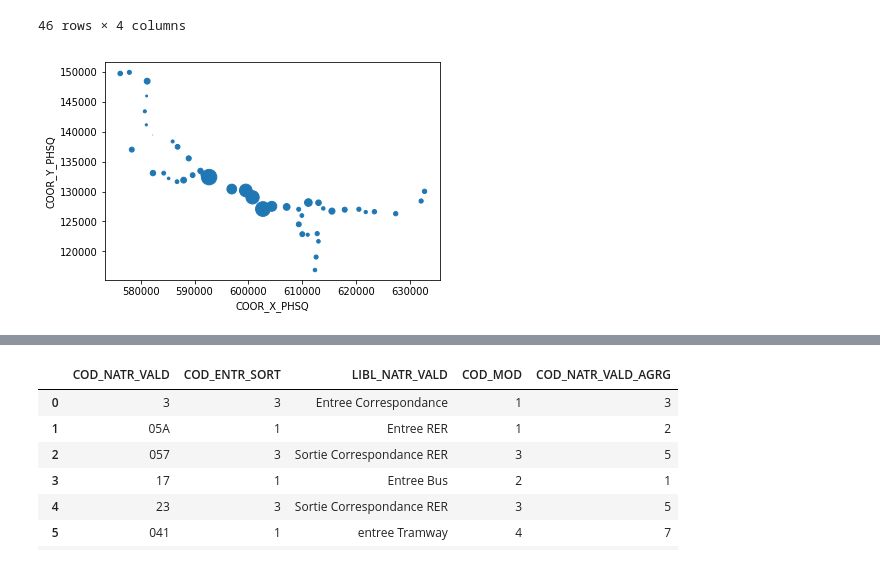
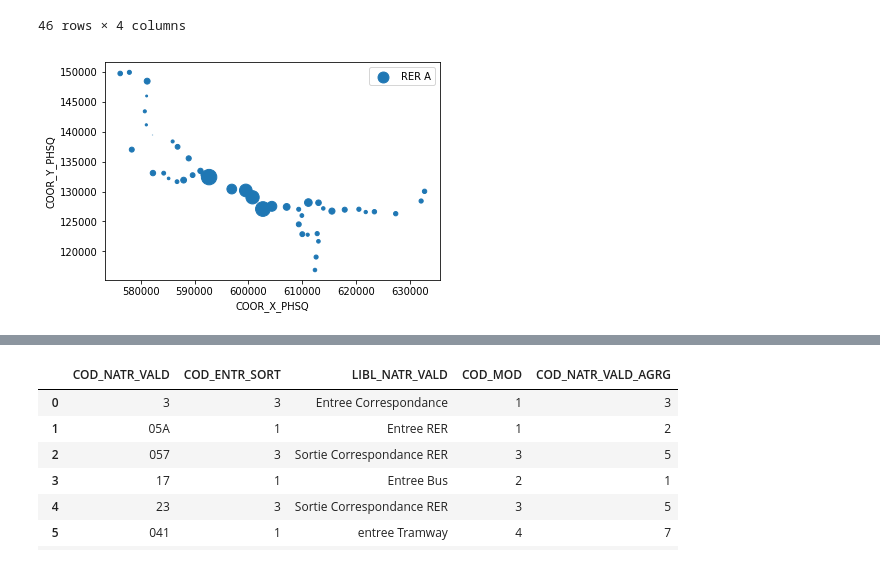
Before and after one commit to Leoyao87820984/Handle_AFC_data, a Jupyter notebook: Handle_AFC_2017_RER.ipynb, the cells around one changed output, grey strips where cells are left out. Cells and saved outputs as stored; diff of their text form; code cells hidden in the pictures.

```diff
--- a/Handle_AFC_2017_RER.ipynb
+++ b/Handle_AFC_2017_RER.ipynb
@@ -19,3 +20,10 @@ def get_counts(anything):
         else:
             counts[a] = 1
     return counts
+# %%
+def transfer_time(data):
+    hour,minute,second = data.split(':')
+    hour = int(hour)*3600
+    minute = int(minute)*60
+    second = int(second)
+    return hour+minute+second
@@ -25,0 +65,2 @@ sort_RER = RER.sort_values('HEUR_VALD')
+# %%
+sort_RER['Second'] = sort_RER['HEUR_VALD'].apply(transfer_time)
@@ -47,0 +131,17 @@ plt.show()
+# %%
+from operator import itemgetter
+arrets = get_counts(sort_RER.Lib_Arret)
+x = sorted(arrets.items(), key=itemgetter(1),reverse=True)
+keys_stops = []
+values_stops = []
+for key,value in x:
+    keys_stops.append(key)
+    values_stops.append(value)
+plt.figure(figsize=(15,5))
+plt.bar(range(len(keys_stops)),values_stops,label = 'Station distribution of validations')
+plt.xlabel('Station')
+plt.ylabel('Count')
+plt.legend(loc='best')
+plt.xticks(range(len(keys_stops)), keys_stops, rotation = 90)
+plt.savefig('E:/Study/images/Stations_bar')
+plt.show()
@@ -98,10 +204,12 @@ arrtes_finall
 | VINCENNES | 45676 | VINCENNES | 607102.0 | 127431.0 |
 46 rows × 4 columns
 # %%
-arrtes_finall.plot(kind="scatter", x="COOR_X_PHSQ", y = "COOR_Y_PHSQ", s = arrtes_finall["counts"]/1000)
+arrtes_finall.plot(kind="scatter", x="COOR_X_PHSQ", y = "COOR_Y_PHSQ", s = arrtes_finall["counts"]/1000, label = 'RER A')
+plt.legend(loc='best')
+plt.savefig('E:/Study/images/RER_A_24')
 plt.show()
 # %% [output]
-[figure, old version]
+[figure, new version]
 # %%
 get_counts(sort_RER.COD_NATR_VALD)
 sort_RER['COD_NATR_VALD'] = sort_RER['COD_NATR_VALD'].astype('str')
```
Also changed, not shown: parts of 23 cells of this notebook, 2 other files.
